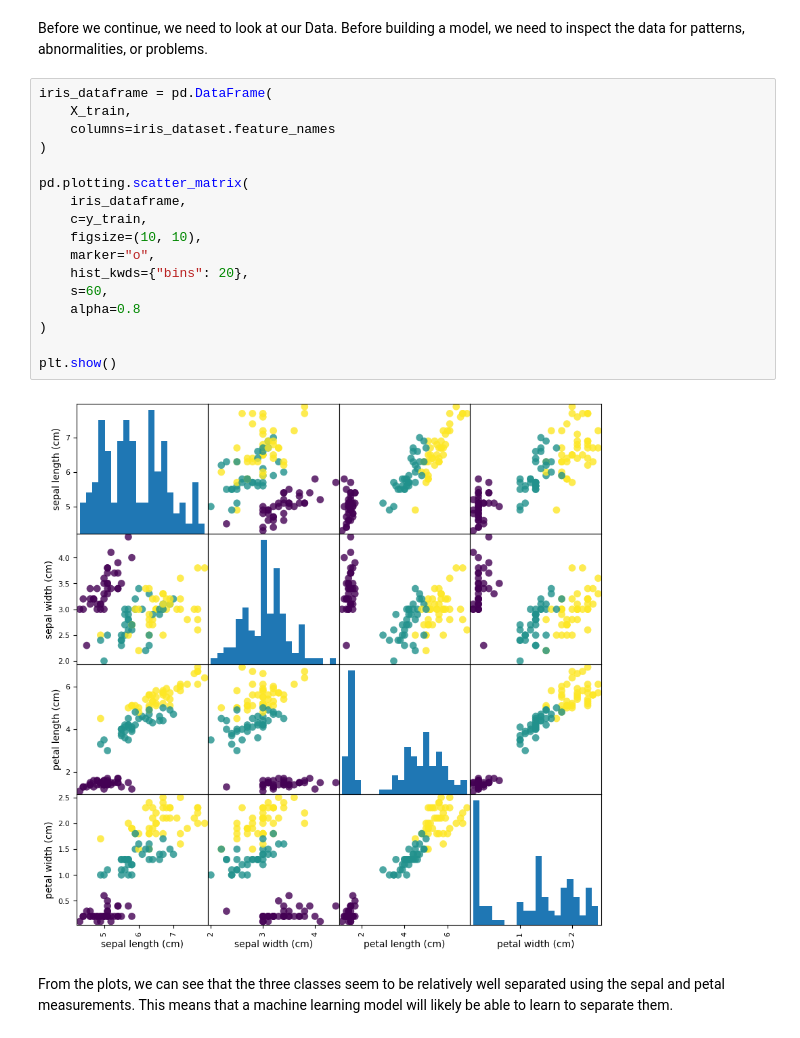
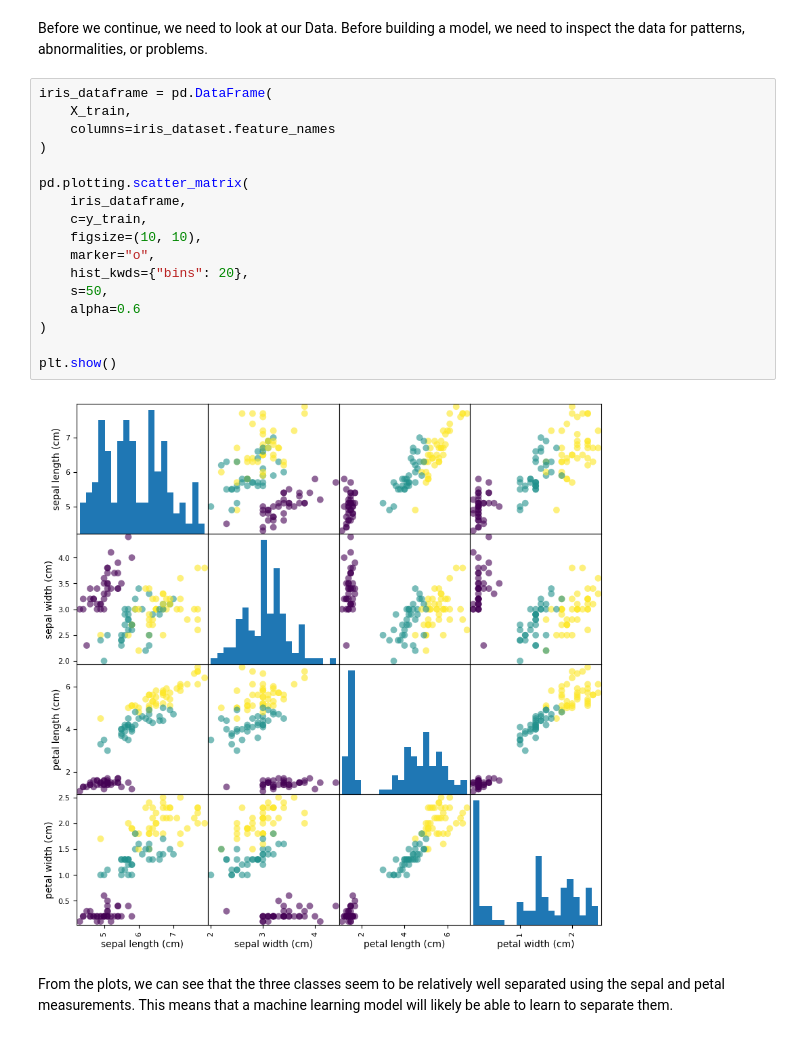
Before and after one commit to maisAlraee/Data201-labs, a Jupyter notebook: week1_lab.ipynb, the cells around one changed output. Cells and saved outputs as stored; diff of their text form.

```diff
--- a/week1_lab.ipynb
+++ b/week1_lab.ipynb
@@ -250,22 +262,22 @@ Before we continue, we need to look at our Data. Before building a model, we nee
 # %%
 iris_dataframe = pd.DataFrame(
     X_train,
     columns=iris_dataset.feature_names
 )
 
 pd.plotting.scatter_matrix(
     iris_dataframe,
     c=y_train,
     figsize=(10, 10),
     marker="o",
     hist_kwds={"bins": 20},
-    s=60,
-    alpha=0.8
+    s=50,
+    alpha=0.6
 )
 
 plt.show()
 # %% [output]
-[figure, old version]
+[figure, new version]
 # %% [markdown]
 From the plots, we can see that the three classes seem to be relatively well separated using the sepal and petal measurements. This means that a machine learning model will likely be able to learn to separate them.
 # %% [markdown]
```
Also changed, not shown: parts of 4 cells of this notebook.
